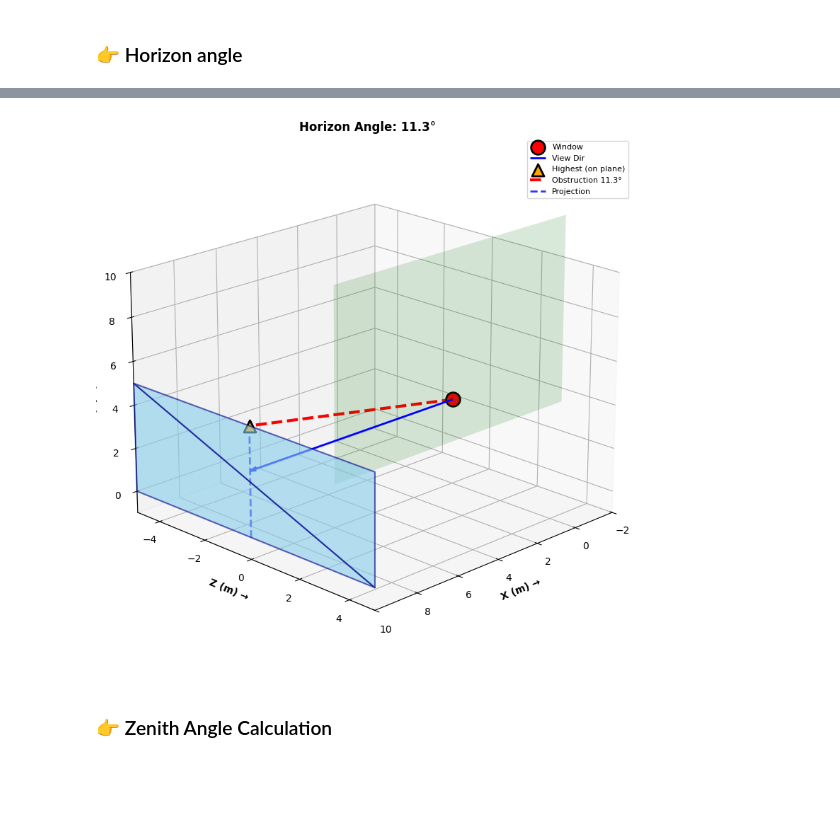
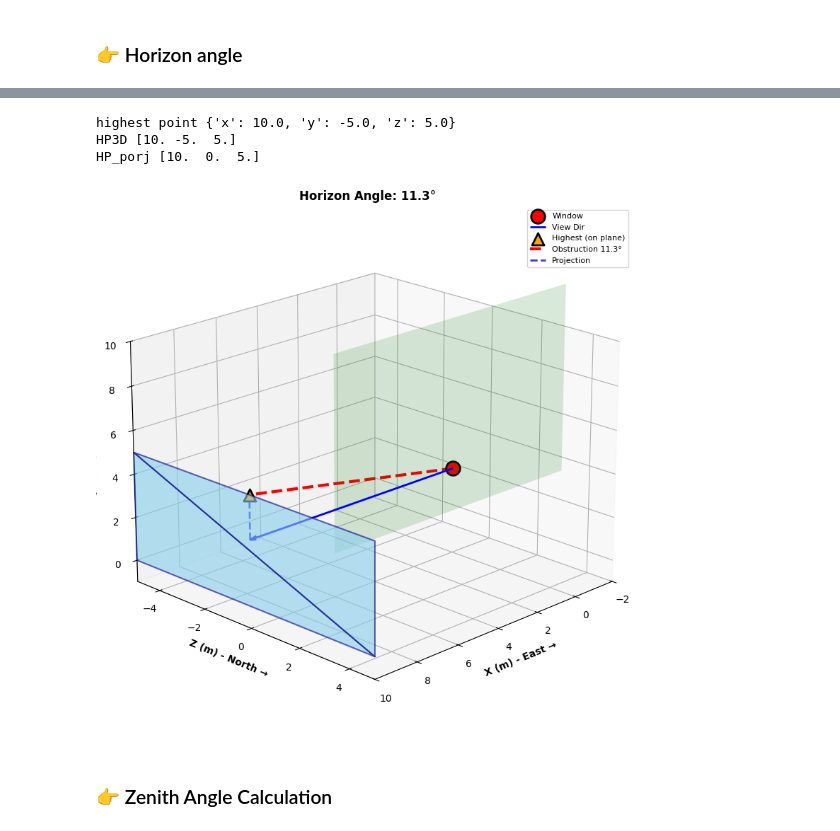
Before and after one commit to upskiller-xyz/server_obstruction, a Jupyter notebook: example/demo.ipynb, the cells around one changed output, grey strips where cells are left out. Drawn from its saved outputs; the diff is of its cells as text; code cells hidden in the pictures; blank space fills up the shorter version.

```diff
--- a/example/demo.ipynb
+++ b/example/demo.ipynb
@@ -126,26 +126,29 @@ Result: {'data': {'highest_point': {'x': 10.0, 'y': 5.0, 'z': -5.0}, 'obstructio
 # %%
 if result.get("status") == "success":
     data = result["data"]
     obstruction_degrees = data["obstruction_angle_degrees"]
     obstruction_radians = data["obstruction_angle_radians"]
     highest_point = data["highest_point"]
 
-    # Create visualizer (using old angle format for visualization compatibility)
+    # Create visualizer using new direction_angle format
     visualizer = HorizonAngleVisualizer(
         window_center=window_center,
-        window_angles=(0.0, direction_angle),  # Convert to old format: (rad_x=0, rad_y=direction_angle)
+        direction_angle=direction_angle,
         mesh_vertices=mesh,
         building_dimensions=(building_dist, building_height, building_width)
     )
 
     # Create figure and visualize
     fig = plt.figure(figsize=(14, 8))
     ax = fig.add_subplot(111, projection='3d')
     visualizer.visualize(ax, highest_point, obstruction_degrees)
     plt.tight_layout()
     plt.show()
 # %% [output]
+highest point {'x': 10.0, 'y': -5.0, 'z': 5.0}
+HP3D [10. -5.  5.]
+HP_porj [10.  0.  5.]
-[figure, old version]
+[figure, new version]
 # %% [markdown]
 ### 👉 Zenith Angle Calculation
 # %%
```
Also changed, not shown: parts of 18 cells of this notebook, 13 other files.
